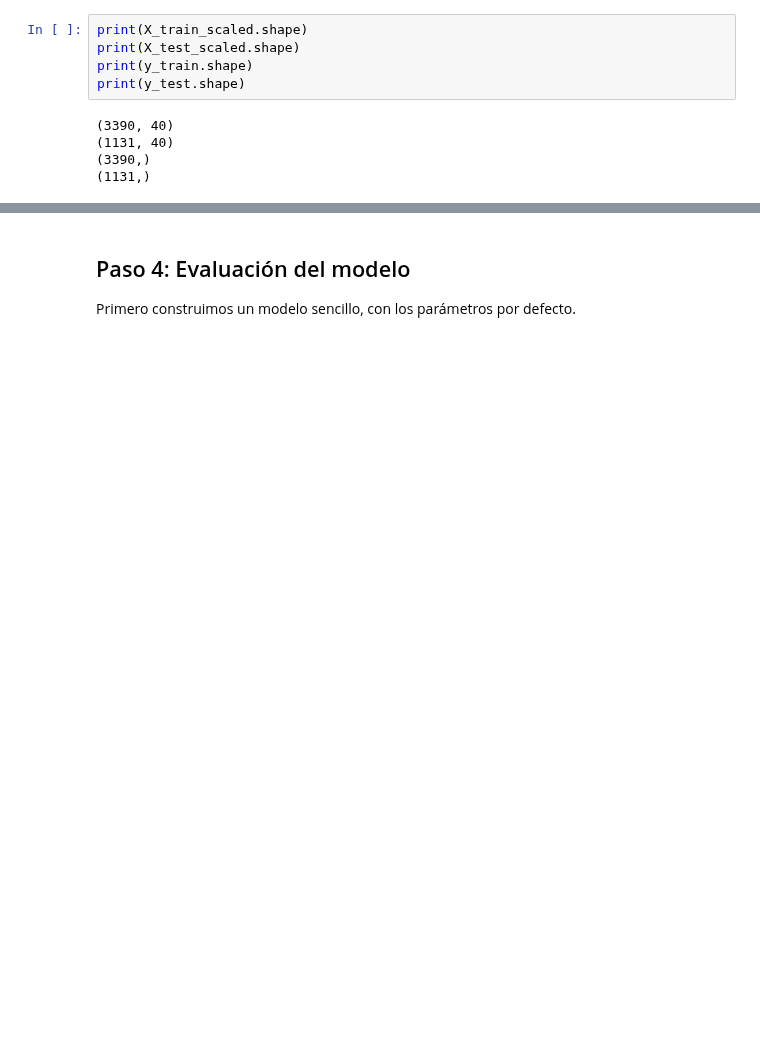
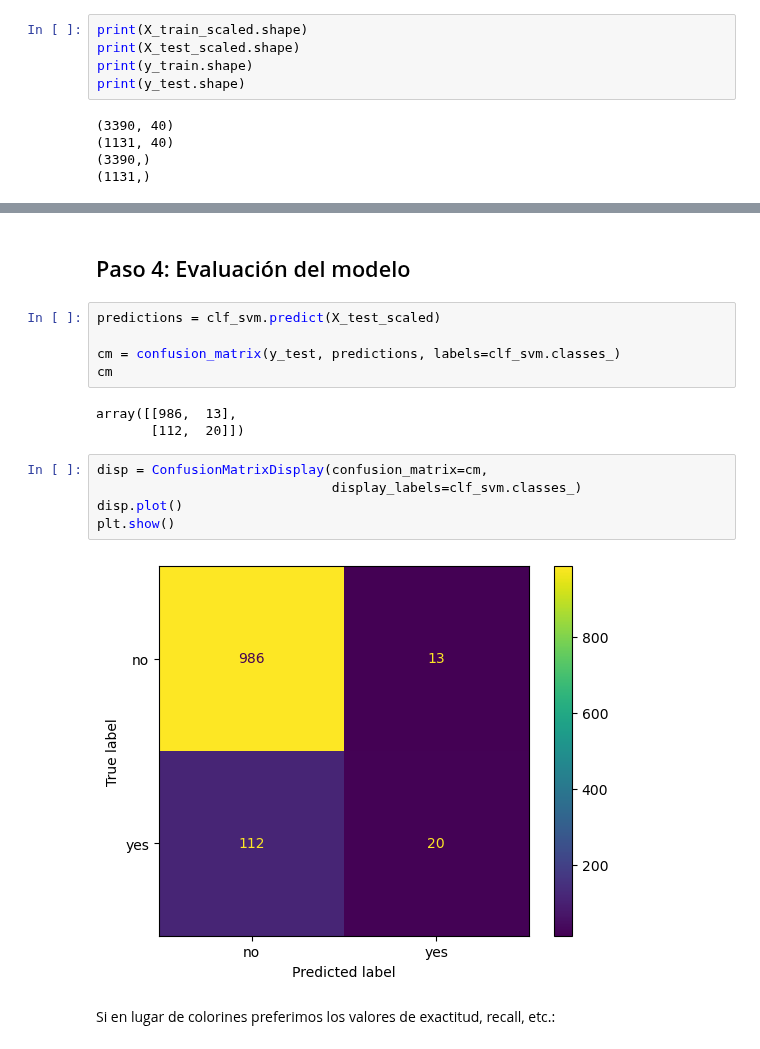
Before and after one commit to fcamadi/masterMLpython, a Jupyter notebook: Tema07/Tema7_SVM.ipynb, the cells around one changed output, grey strips where cells are left out. Drawn from its saved outputs; the diff is of its cells as text; blank space fills up the shorter version.

```diff
--- a/Tema07/Tema7_SVM.ipynb
+++ b/Tema07/Tema7_SVM.ipynb
@@ -204,5 +199,20 @@ Wall time: 154 ms
 SVC(random_state=99)
 # %% [markdown]
 ## Paso 4: Evaluación del modelo
-
-Primero construimos un modelo sencillo, con los parámetros por defecto.
+# %%
+predictions = clf_svm.predict(X_test_scaled)
+
+cm = confusion_matrix(y_test, predictions, labels=clf_svm.classes_)
+cm
+# %% [output]
+array([[986,  13],
+       [112,  20]])
+# %%
+disp = ConfusionMatrixDisplay(confusion_matrix=cm,
+                              display_labels=clf_svm.classes_)
+disp.plot()
+plt.show()
+# %% [output]
+[figure, added]
+# %% [markdown]
+Si en lugar de colorines preferimos los valores de exactitud, recall, etc.:
```
Also changed, not shown: parts of 19 cells of this notebook.
